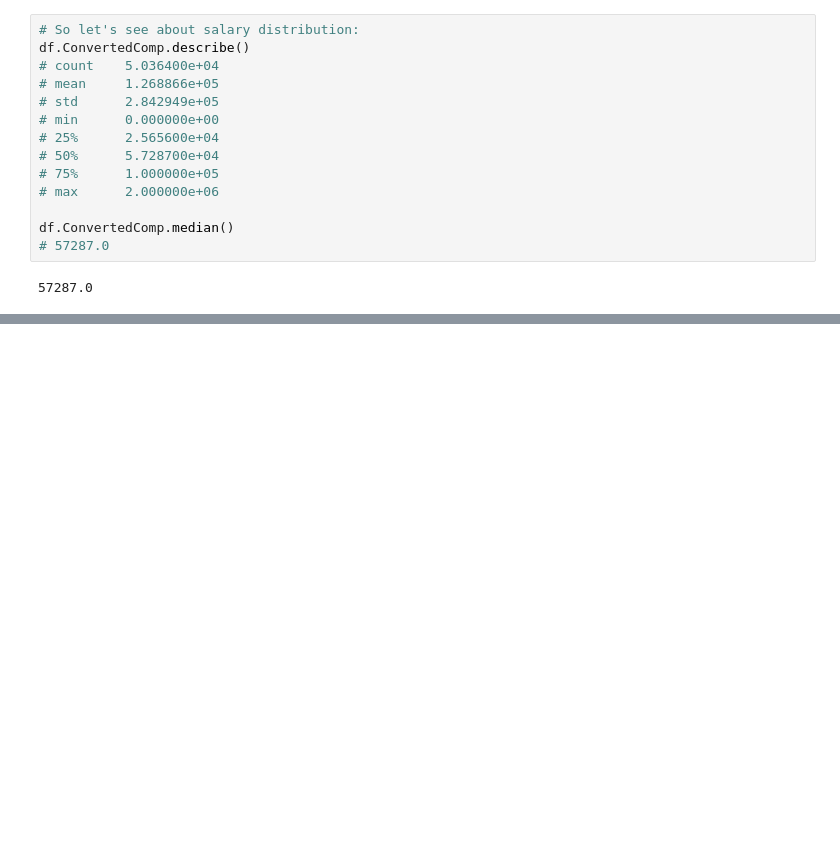
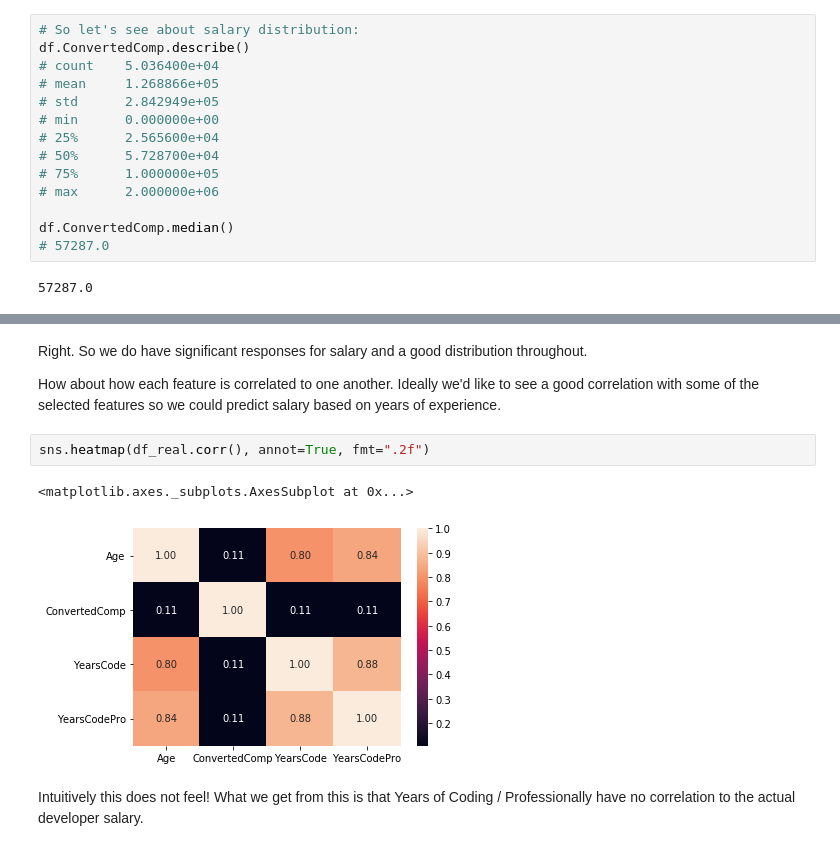
Before and after one commit to Halflernation/data-science, a Jupyter notebook: data_science_project1.ipynb, the cells around one changed output, grey strips where cells are left out. Drawn from its saved outputs; the diff is of its cells as text; blank space fills up the shorter version.

```diff
--- a/data_science_project1.ipynb
+++ b/data_science_project1.ipynb
@@ -250,0 +258,12 @@ study
+# %% [markdown]
+Right. So we do have significant responses for salary and a good distribution throughout.
+
+How about how each feature is correlated to one another. Ideally we'd like to see a good correlation with some of the selected features so we could predict salary based on years of experience.
+# %%
+sns.heatmap(df_real.corr(), annot=True, fmt=".2f")
+# %% [output]
+<matplotlib.axes._subplots.AxesSubplot at 0x...>
+[figure, added]
+# %% [markdown]
+Intuitively this does not feel!
+What we get from this is that Years of Coding / Professionally have no correlation to the actual developer salary.
```
Also changed, not shown: parts of 33 cells of this notebook.
